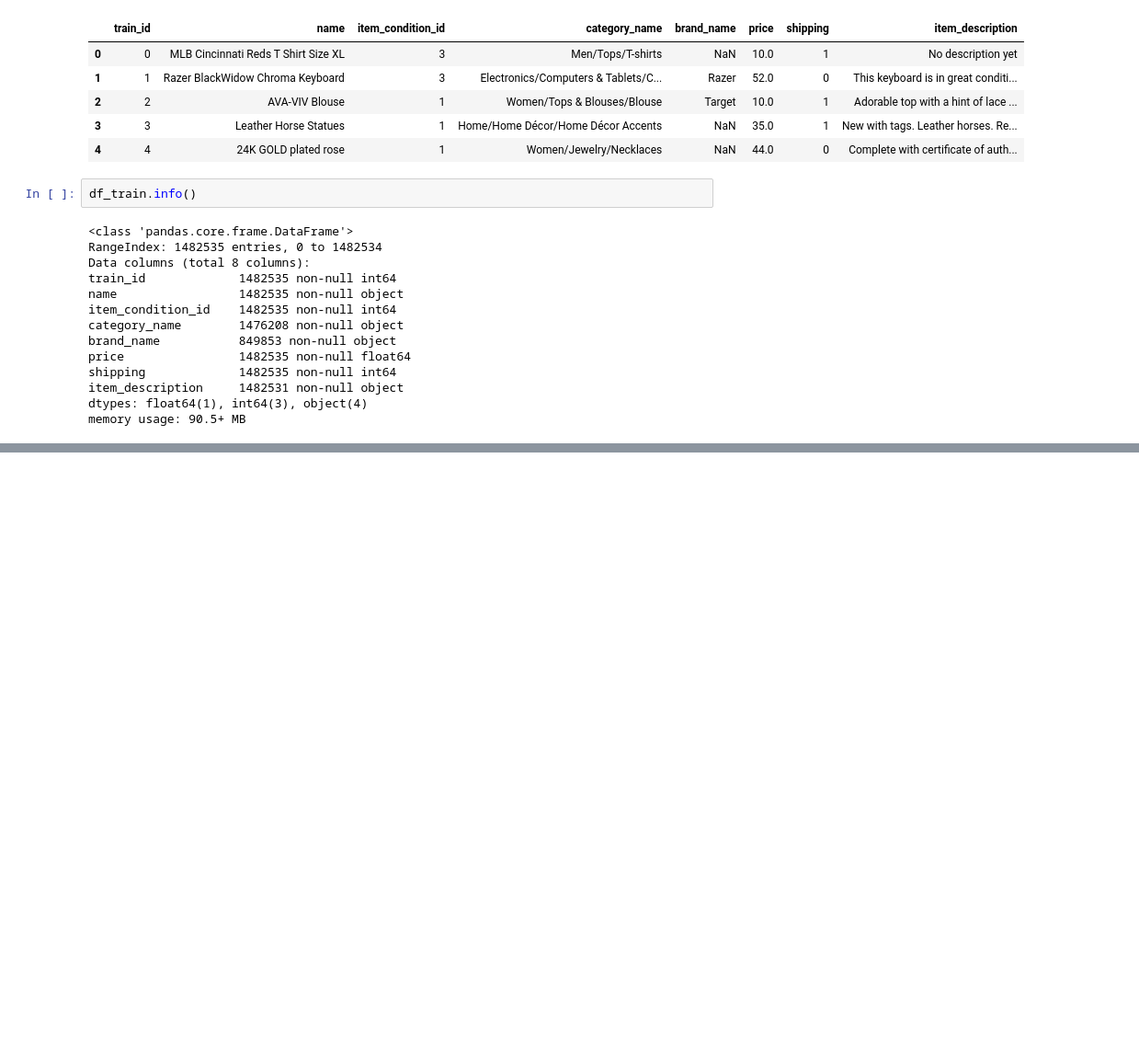
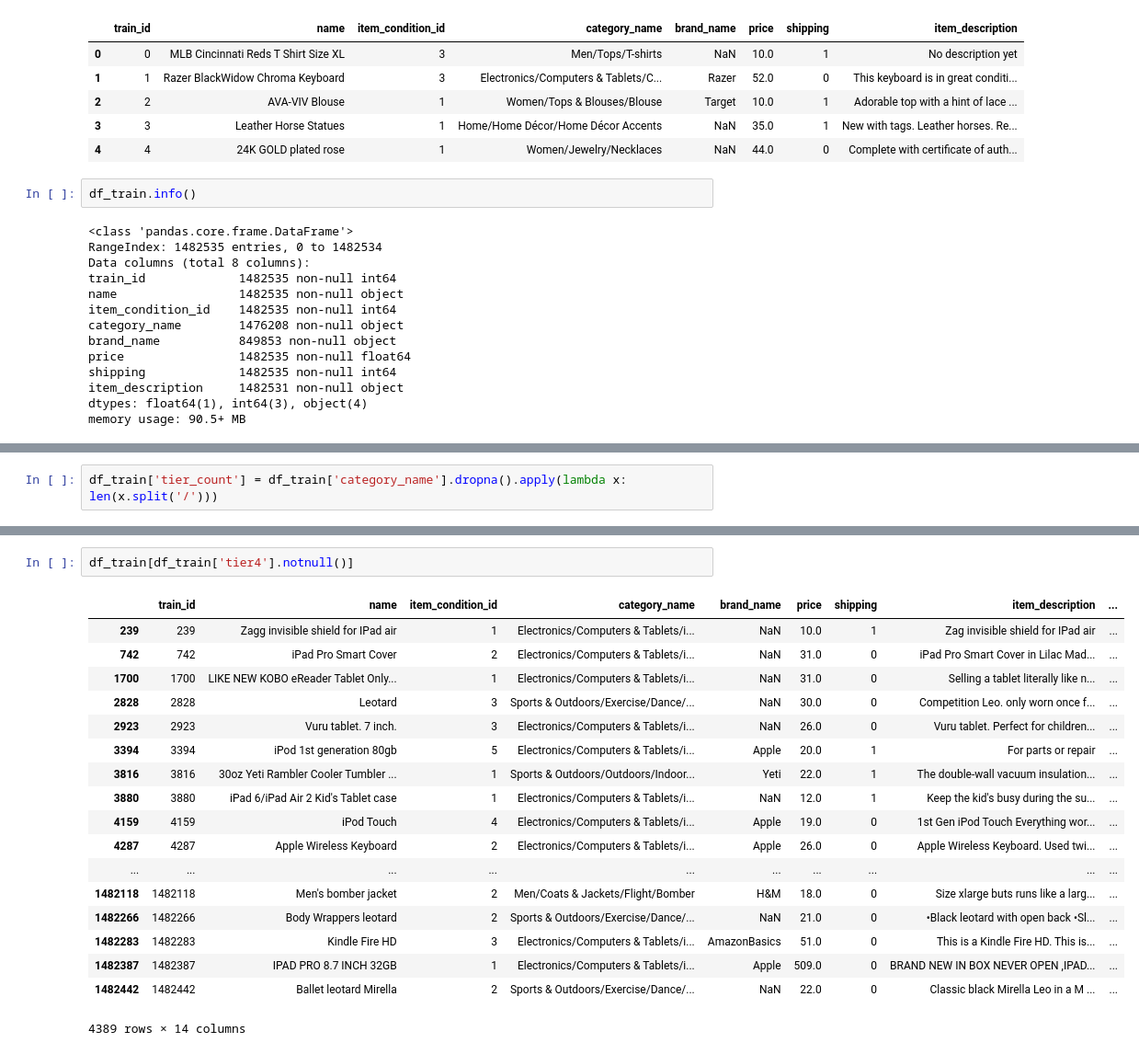
Before and after one commit to xzachx/Kaggle-Mercari, a Jupyter notebook: Mercari.ipynb, the cells around one changed output, grey strips where cells are left out. Shown: that part at 92% size. Saved outputs shown, nothing was run; the diff lists cells and outputs as text; blank space fills up the shorter version.

```diff
--- a/Mercari.ipynb
+++ b/Mercari.ipynb
@@ -49,0 +59,2 @@ memory usage: 90.5+ MB
+# %%
+df_train['tier_count'] = df_train['category_name'].dropna().apply(lambda x: len(x.split('/')))
@@ -49,0 +142,21 @@ memory usage: 90.5+ MB
+# %%
+df_train[df_train['tier4'].notnull()]
+# %% [output]
+|  | train_id | name | item_condition_id | category_name | brand_name | price | shipping | item_description | ... |
+| 239 | 239 | Zagg invisible shield for IPad air | 1 | Electronics/Computers & Tablets/i... | NaN | 10.0 | 1 | Zag invisible shield for IPad air | ... |
+| 742 | 742 | iPad Pro Smart Cover | 2 | Electronics/Computers & Tablets/i... | NaN | 31.0 | 0 | iPad Pro Smart Cover in Lilac Mad... | ... |
+| 1700 | 1700 | LIKE NEW KOBO eReader Tablet Only... | 1 | Electronics/Computers & Tablets/i... | NaN | 31.0 | 0 | Selling a tablet literally like n... | ... |
+| 2828 | 2828 | Leotard | 3 | Sports & Outdoors/Exercise/Dance/... | NaN | 30.0 | 0 | Competition Leo. only worn once f... | ... |
+| 2923 | 2923 | Vuru tablet. 7 inch. | 3 | Electronics/Computers & Tablets/i... | NaN | 26.0 | 0 | Vuru tablet. Perfect for children... | ... |
+| 3394 | 3394 | iPod 1st generation 80gb | 5 | Electronics/Computers & Tablets/i... | Apple | 20.0 | 1 | For parts or repair | ... |
+| 3816 | 3816 | 30oz Yeti Rambler Cooler Tumbler ... | 1 | Sports & Outdoors/Outdoors/Indoor... | Yeti | 22.0 | 1 | The double-wall vacuum insulation... | ... |
+| 3880 | 3880 | iPad 6/iPad Air 2 Kid's Tablet case | 1 | Electronics/Computers & Tablets/i... | NaN | 12.0 | 1 | Keep the kid's busy during the su... | ... |
+| 4159 | 4159 | iPod Touch | 4 | Electronics/Computers & Tablets/i... | Apple | 19.0 | 0 | 1st Gen iPod Touch Everything wor... | ... |
+| 4287 | 4287 | Apple Wireless Keyboard | 2 | Electronics/Computers & Tablets/i... | Apple | 26.0 | 0 | Apple Wireless Keyboard. Used twi... | ... |
+| ... | ... | ... | ... | ... | ... | ... | ... | ... | ... |
+| 1482118 | 1482118 | Men's bomber jacket | 2 | Men/Coats & Jackets/Flight/Bomber | H&M | 18.0 | 0 | Size xlarge buts runs like a larg... | ... |
+| 1482266 | 1482266 | Body Wrappers leotard | 2 | Sports & Outdoors/Exercise/Dance/... | NaN | 21.0 | 0 | •Black leotard with open back •Sl... | ... |
+| 1482283 | 1482283 | Kindle Fire HD | 3 | Electronics/Computers & Tablets/i... | AmazonBasics | 51.0 | 0 | This is a Kindle Fire HD. This is... | ... |
+| 1482387 | 1482387 | IPAD PRO 8.7 INCH 32GB | 1 | Electronics/Computers & Tablets/i... | Apple | 509.0 | 0 | BRAND NEW IN BOX NEVER OPEN ,IPAD... | ... |
+| 1482442 | 1482442 | Ballet leotard Mirella | 2 | Sports & Outdoors/Exercise/Dance/... | NaN | 22.0 | 0 | Classic black Mirella Leo in a M ... | ... |
+4389 rows × 14 columns
```
Also changed, not shown: parts of 11 cells of this notebook.
